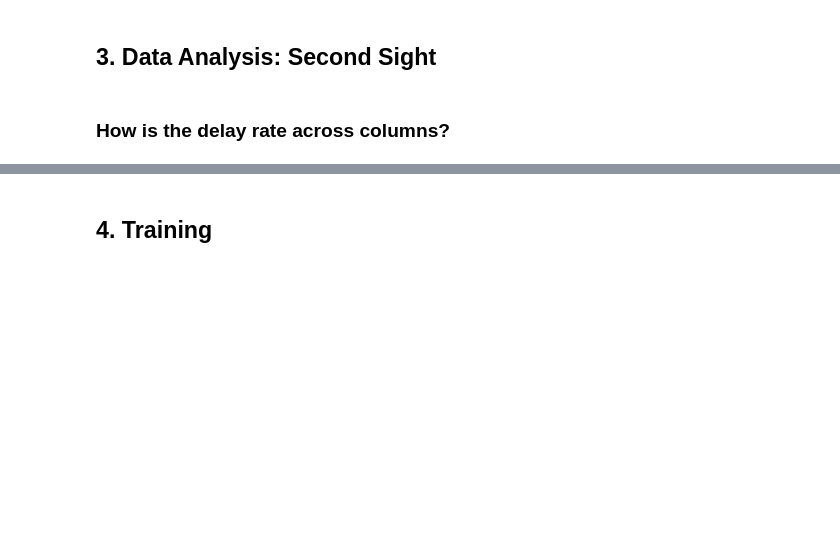
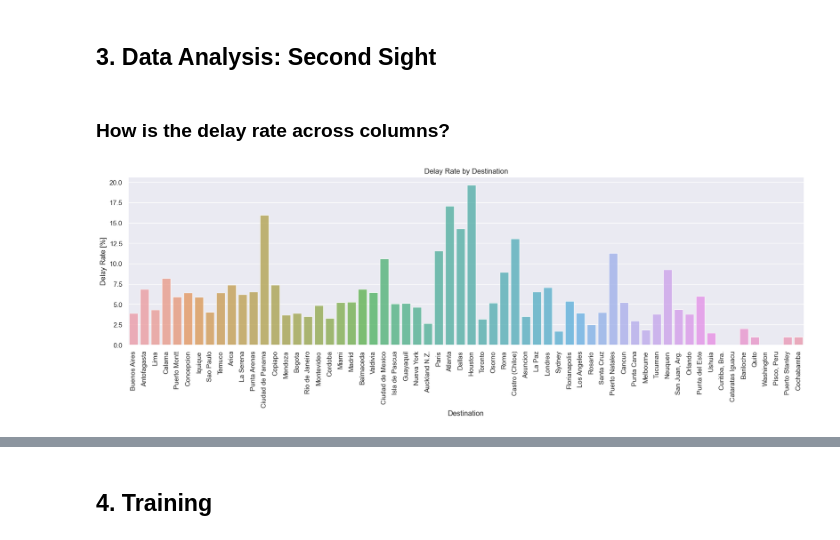
Before and after one commit to pestefo/latam-challenge-mle, a Jupyter notebook: challenge/exploration.ipynb, the cells around one changed output, grey strips where cells are left out. Drawn from its saved outputs; the diff is of its cells as text; code cells hidden in the pictures; blank space fills up the shorter version.

```diff
--- a/challenge/exploration.ipynb
+++ b/challenge/exploration.ipynb
@@ -221,14 +227,16 @@ def get_rate_from_column(data, column):
 # %%
 destination_rate = get_rate_from_column(data, 'SIGLADES')
 destination_rate_values = data['SIGLADES'].value_counts().index
 plt.figure(figsize = (20,5))
 sns.set(style="darkgrid")
-sns.barplot(destination_rate_values, destination_rate['Tasa (%)'], alpha = 0.75)
+sns.barplot(x=destination_rate_values, y=destination_rate['Tasa (%)'], alpha=0.75)
 plt.title('Delay Rate by Destination')
 plt.ylabel('Delay Rate [%]', fontsize=12)
 plt.xlabel('Destination', fontsize=12)
 plt.xticks(rotation=90)
 plt.show()
+# %% [output]
+[figure, added]
 # %%
 airlines_rate = get_rate_from_column(data, 'OPERA')
 airlines_rate_values = data['OPERA'].value_counts().index
```
Also changed, not shown: parts of 9 cells of this notebook, 1 other file.
